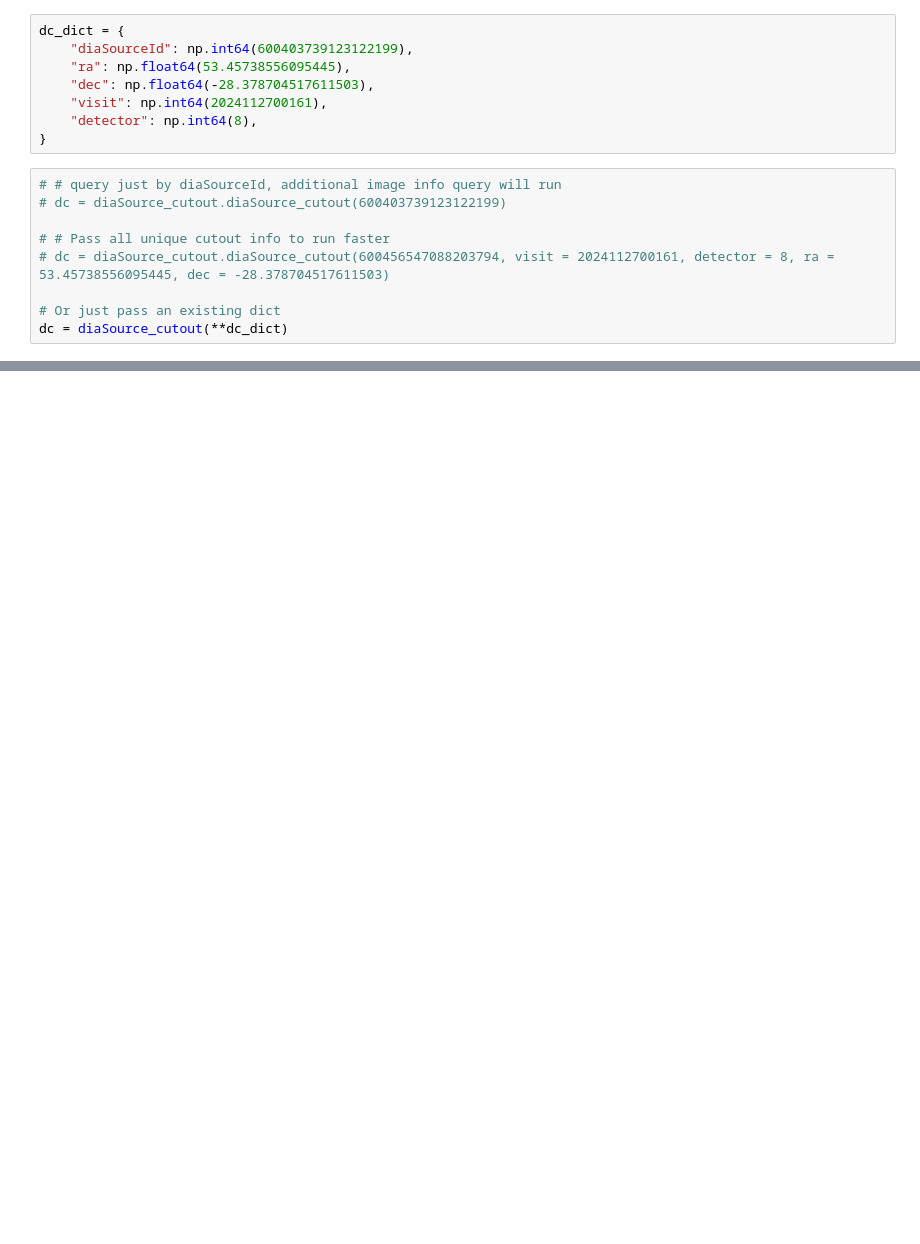
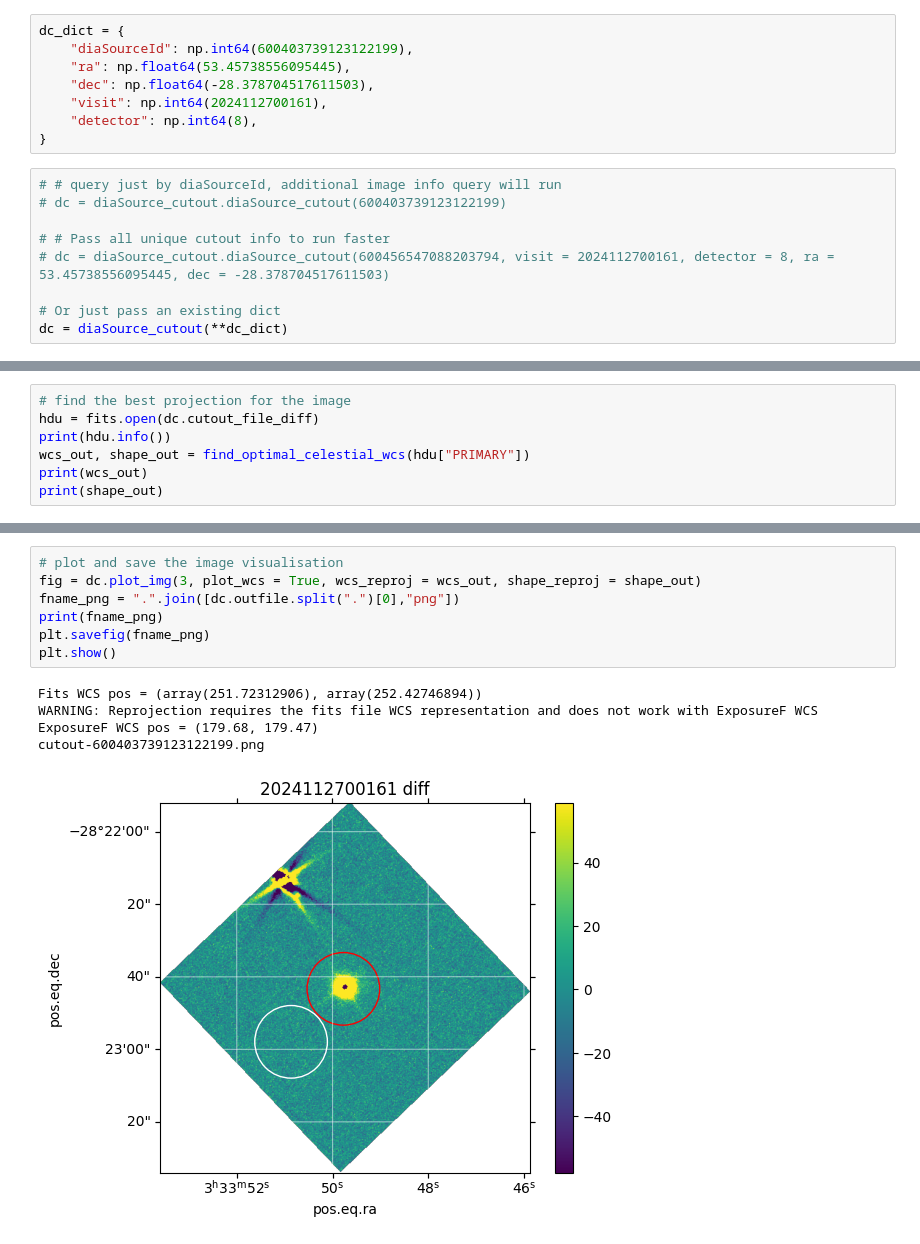
Before and after one commit to lsst-uk/lsst-adler, a Jupyter notebook: notebooks/diaSource_cutout_example.ipynb, the cells around one changed output, grey strips where cells are left out. Cells and saved outputs as stored; diff of their text form; blank space fills up the shorter version.

```diff
--- a/notebooks/diaSource_cutout_example.ipynb
+++ b/notebooks/diaSource_cutout_example.ipynb
@@ -32,0 +63,7 @@ fig = dc.plot_img()
+# %%
+# find the best projection for the image
+hdu = fits.open(dc.cutout_file_diff)
+print(hdu.info())
+wcs_out, shape_out = find_optimal_celestial_wcs(hdu["PRIMARY"])
+print(wcs_out)
+print(shape_out)
@@ -32,0 +86,13 @@ fig = dc.plot_img()
+# %%
+# plot and save the image visualisation
+fig = dc.plot_img(3, plot_wcs = True, wcs_reproj = wcs_out, shape_reproj = shape_out)
+fname_png = ".".join([dc.outfile.split(".")[0],"png"])
+print(fname_png)
+plt.savefig(fname_png)
+plt.show()
+# %% [output]
+Fits WCS pos = (array(251.72312906), array(252.42746894))
+WARNING: Reprojection requires the fits file WCS representation and does not work with ExposureF WCS
+ExposureF WCS pos = (179.68, 179.47)
+cutout-600403739123122199.png
+[figure, added]
```
Also changed, not shown: parts of 5 cells of this notebook.
